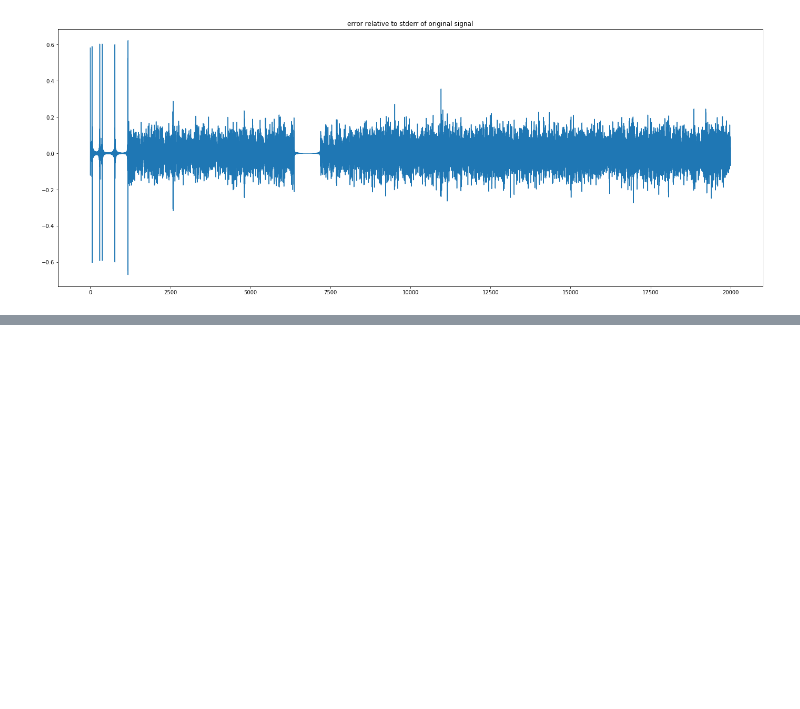
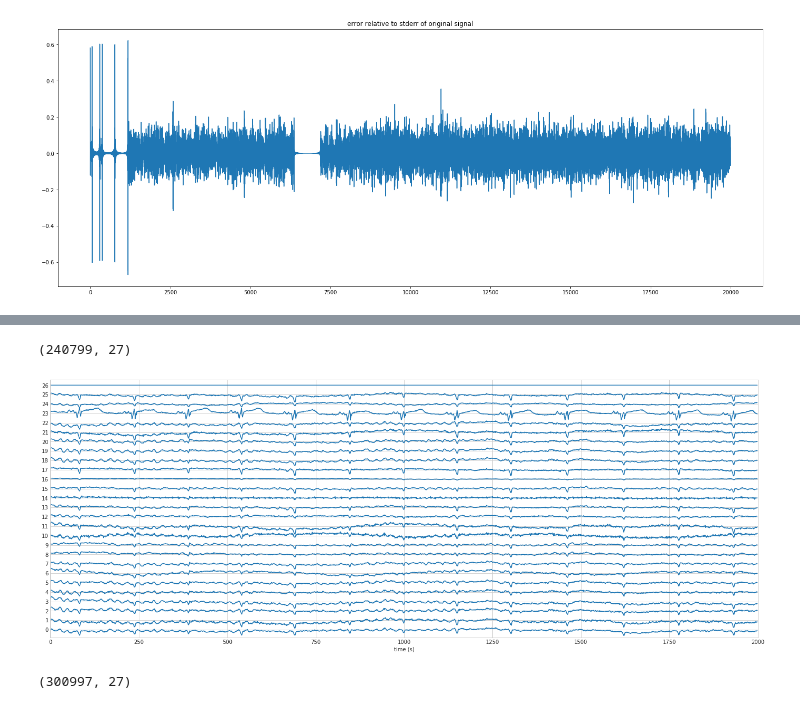
Before and after one commit to eegml/eegml-signal, a Jupyter notebook: experiments/test-eeg-resampling-up-down-sksamplerate.ipynb, the cells around one changed output, grey strips where cells are left out. Drawn from its saved outputs; the diff is of its cells as text; code cells hidden in the pictures; blank space fills up the shorter version.

```diff
--- a/experiments/test-eeg-resampling-up-down-sksamplerate.ipynb
+++ b/experiments/test-eeg-resampling-up-down-sksamplerate.ipynb
@@ -132,0 +248,8 @@ Text(0.5,1,'error relative to stderr of original signal')
+# %%
+edf_down200t.shape
+# %% [output]
+(240799, 27)
+# %%
+stackplot.stackplot_t(edf_down200t[0:2000,:])
+# %% [output]
+[figure, added]
@@ -132,0 +258,4 @@ Text(0.5,1,'error relative to stderr of original signal')
+# %%
+edf_downupt.shape
+# %% [output]
+(300997, 27)
```
Also changed, not shown: parts of 29 cells of this notebook.
